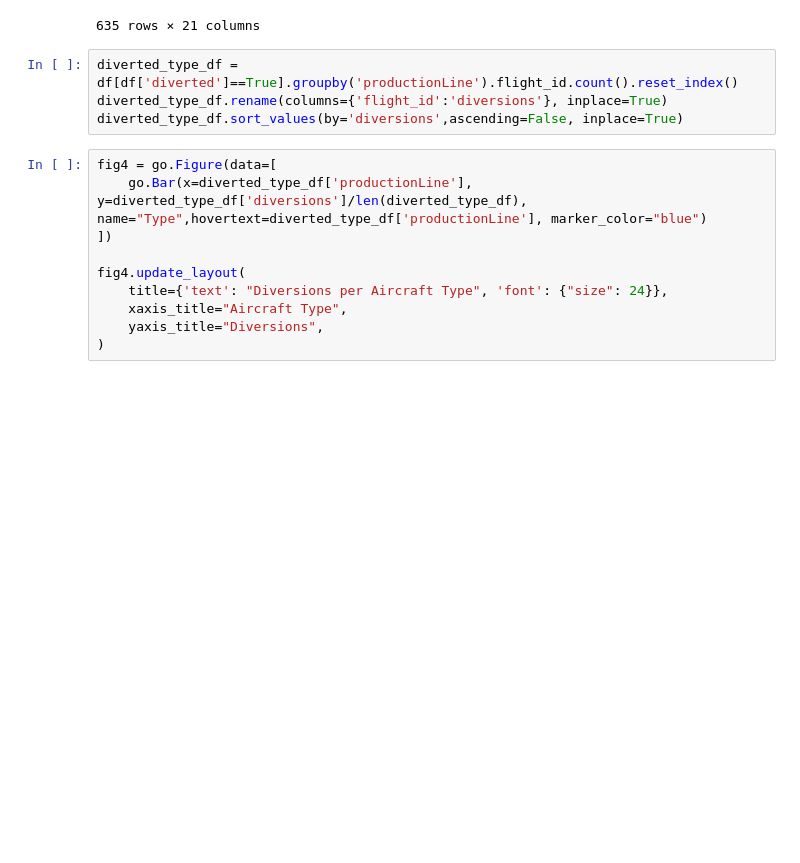
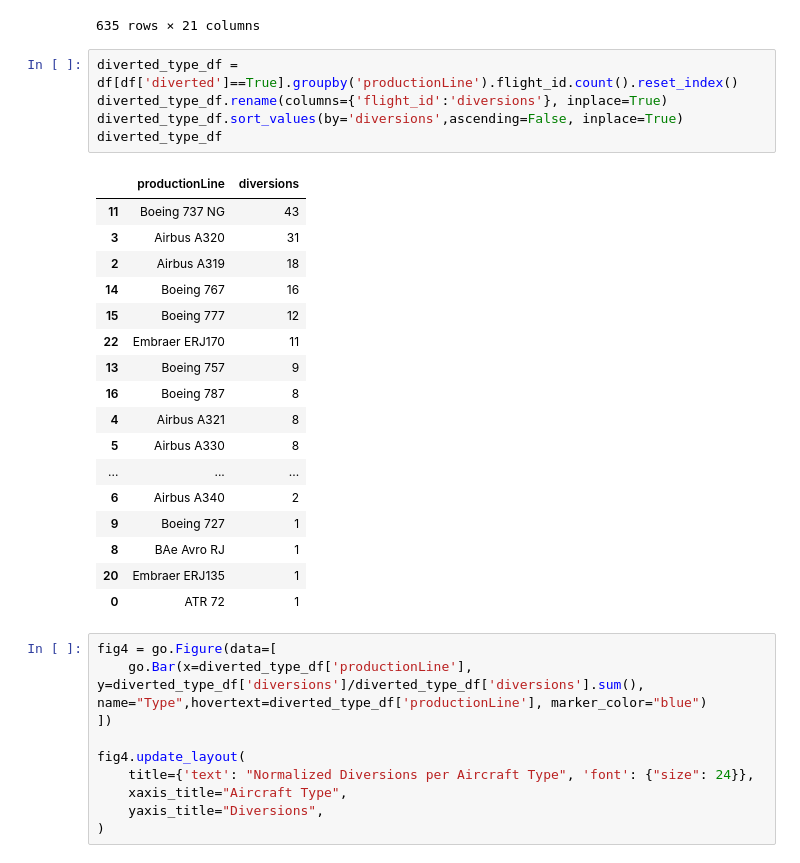
Before and after one commit to ralfreuvers/Constructor-Group-Project-Aviation, a Jupyter notebook: notebooks/ralf_processed_plotting.ipynb, the cells around one changed output. Cells and saved outputs as stored; diff of their text form; blank space fills up the shorter version.

```diff
--- a/notebooks/ralf_processed_plotting.ipynb
+++ b/notebooks/ralf_processed_plotting.ipynb
@@ -283,14 +283,33 @@ df
 # %%
 diverted_type_df = df[df['diverted']==True].groupby('productionLine').flight_id.count().reset_index()
 diverted_type_df.rename(columns={'flight_id':'diversions'}, inplace=True)
 diverted_type_df.sort_values(by='diversions',ascending=False, inplace=True)
+diverted_type_df
+# %% [output]
+|  | productionLine | diversions |
+| 11 | Boeing 737 NG | 43 |
+| 3 | Airbus A320 | 31 |
+| 2 | Airbus A319 | 18 |
+| 14 | Boeing 767 | 16 |
+| 15 | Boeing 777 | 12 |
+| 22 | Embraer ERJ170 | 11 |
+| 13 | Boeing 757 | 9 |
+| 16 | Boeing 787 | 8 |
+| 4 | Airbus A321 | 8 |
+| 5 | Airbus A330 | 8 |
+| ... | ... | ... |
+| 6 | Airbus A340 | 2 |
+| 9 | Boeing 727 | 1 |
+| 8 | BAe Avro RJ | 1 |
+| 20 | Embraer ERJ135 | 1 |
+| 0 | ATR 72 | 1 |
 # %%
 fig4 = go.Figure(data=[
-    go.Bar(x=diverted_type_df['productionLine'], y=diverted_type_df['diversions']/len(diverted_type_df), name="Type",hovertext=diverted_type_df['productionLine'], marker_color="blue")
+    go.Bar(x=diverted_type_df['productionLine'], y=diverted_type_df['diversions']/diverted_type_df['diversions'].sum(), name="Type",hovertext=diverted_type_df['productionLine'], marker_color="blue")
 ])
 
 fig4.update_layout(
-    title={'text': "Diversions per Aircraft Type", 'font': {"size": 24}},
+    title={'text': "Normalized Diversions per Aircraft Type", 'font': {"size": 24}},
     xaxis_title="Aircraft Type",
     yaxis_title="Diversions",
 )
```
Also changed, not shown: parts of 6 cells of this notebook.
